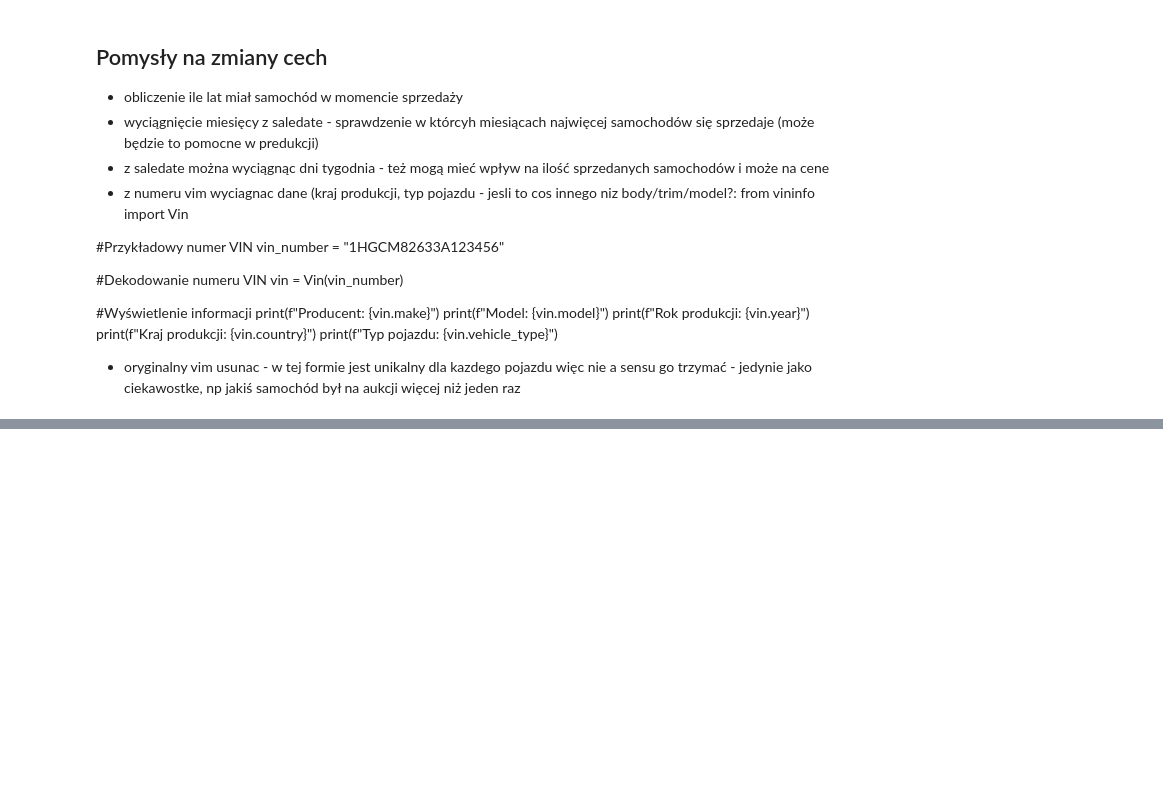
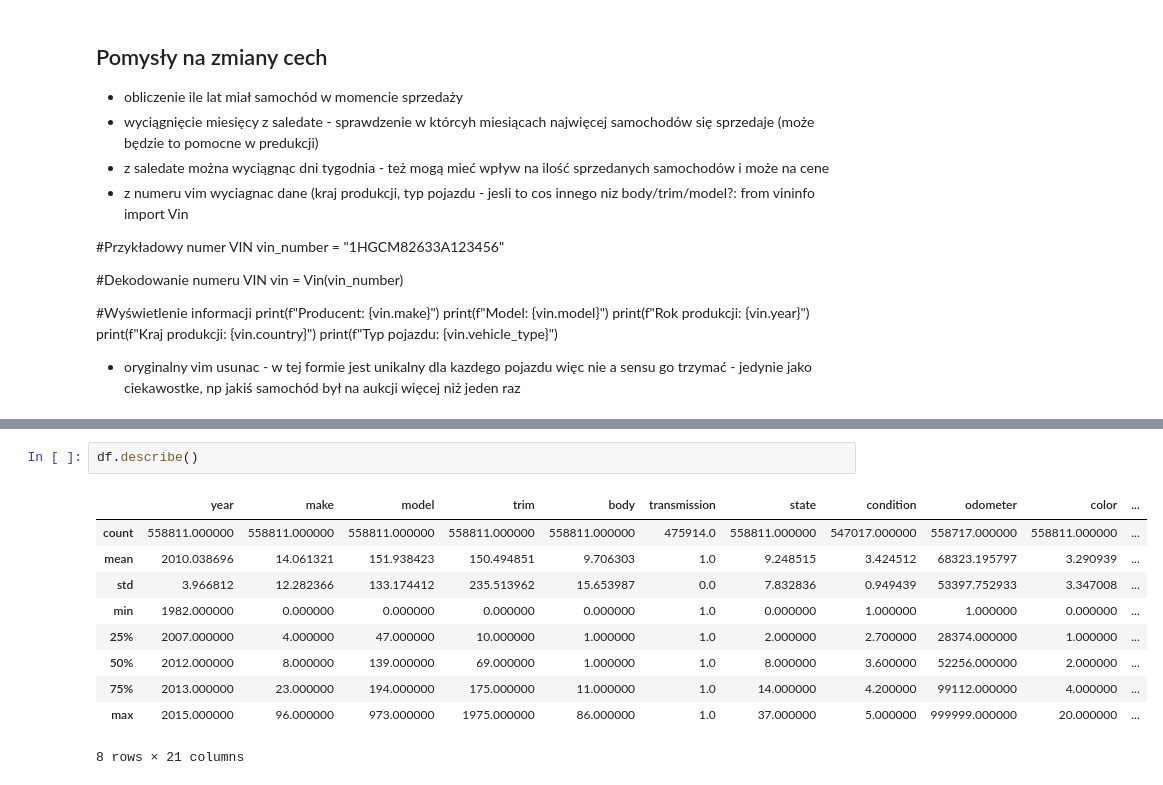
Before and after one commit to RafMat159/MOW_II_Projekt_I, a Jupyter notebook: Used _Car_Auction_Prices_1.ipynb, the cells around one changed output, grey strips where cells are left out. Saved outputs shown, nothing was run; the diff lists cells and outputs as text; blank space fills up the shorter version.

```diff
--- a/Used _Car_Auction_Prices_1.ipynb
+++ b/Used _Car_Auction_Prices_1.ipynb
@@ -520,0 +682,13 @@ print(f"Typ pojazdu: {vin.vehicle_type}")
+# %%
+df.describe()
+# %% [output]
+|  | year | make | model | trim | body | transmission | state | condition | odometer | color | ... |
+| count | 558811.000000 | 558811.000000 | 558811.000000 | 558811.000000 | 558811.000000 | 475914.0 | 558811.000000 | 547017.000000 | 558717.000000 | 558811.000000 | ... |
+| mean | 2010.038696 | 14.061321 | 151.938423 | 150.494851 | 9.706303 | 1.0 | 9.248515 | 3.424512 | 68323.195797 | 3.290939 | ... |
+| std | 3.966812 | 12.282366 | 133.174412 | 235.513962 | 15.653987 | 0.0 | 7.832836 | 0.949439 | 53397.752933 | 3.347008 | ... |
+| min | 1982.000000 | 0.000000 | 0.000000 | 0.000000 | 0.000000 | 1.0 | 0.000000 | 1.000000 | 1.000000 | 0.000000 | ... |
+| 25% | 2007.000000 | 4.000000 | 47.000000 | 10.000000 | 1.000000 | 1.0 | 2.000000 | 2.700000 | 28374.000000 | 1.000000 | ... |
+| 50% | 2012.000000 | 8.000000 | 139.000000 | 69.000000 | 1.000000 | 1.0 | 8.000000 | 3.600000 | 52256.000000 | 2.000000 | ... |
+| 75% | 2013.000000 | 23.000000 | 194.000000 | 175.000000 | 11.000000 | 1.0 | 14.000000 | 4.200000 | 99112.000000 | 4.000000 | ... |
+| max | 2015.000000 | 96.000000 | 973.000000 | 1975.000000 | 86.000000 | 1.0 | 37.000000 | 5.000000 | 999999.000000 | 20.000000 | ... |
+8 rows × 21 columns
```
Also changed, not shown: parts of 20 cells of this notebook.
